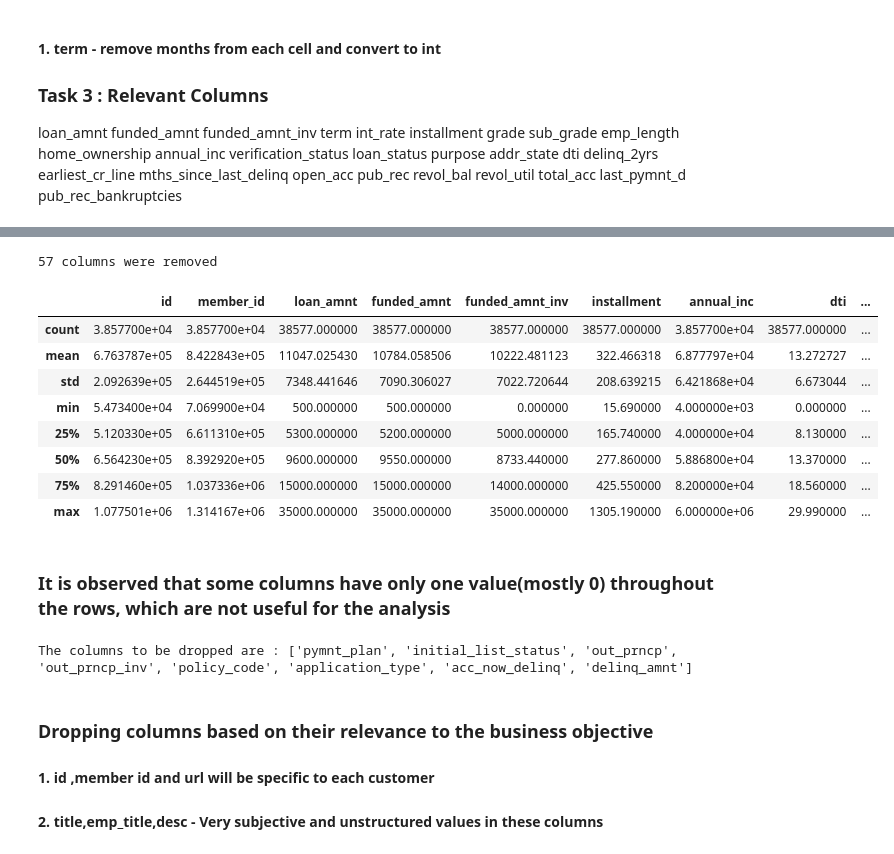
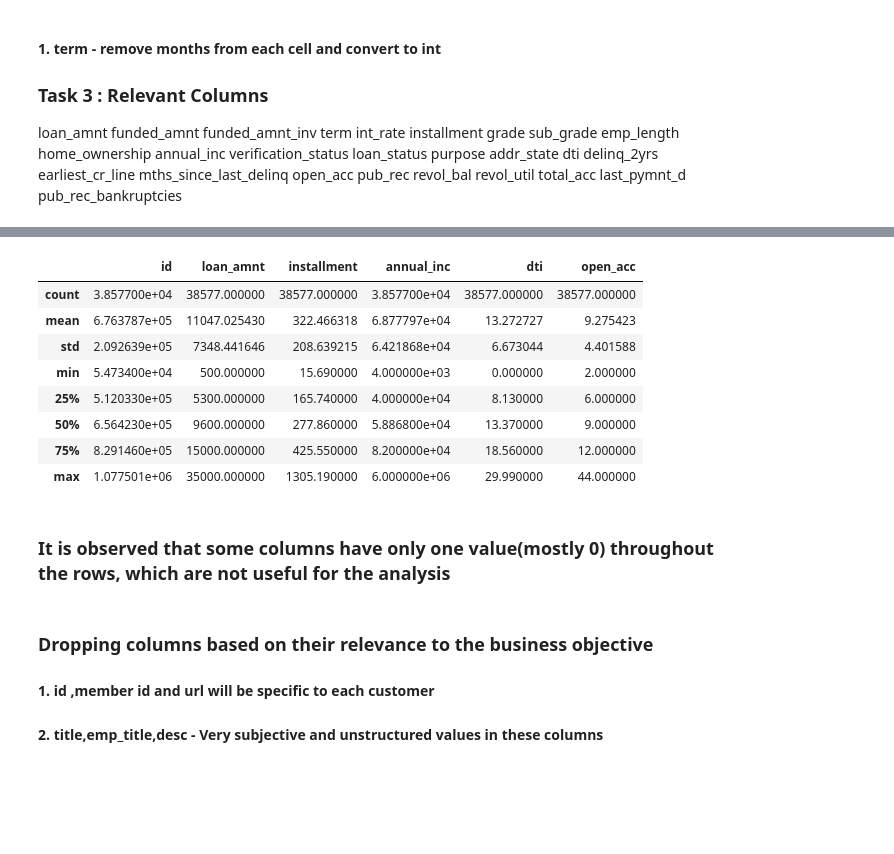
Before and after one commit to karthickchetti/LendingClubCaseStudy, a Jupyter notebook: Karthick_Chetti.ipynb, the cells around one changed output, grey strips where cells are left out. Drawn from its saved outputs; the diff is of its cells as text; code cells hidden in the pictures; blank space fills up the shorter version.

```diff
--- a/Karthick_Chetti.ipynb
+++ b/Karthick_Chetti.ipynb
@@ -65 +66,8 @@ lc_df=pd.read_csv("loan.csv")
+# %%
+# Key features
+# id,loan_amnt,term,int_rate,installment,grade,sub_grade,emp_length,annual_inc,verification_status,purpose,zip_code,add_state
+# Add other additional features if felt relevant in the future
+# Here id is conidered for aggregation purpose
+req_features=["id","loan_amnt","term","int_rate","installment","grade","sub_grade","home_ownership","emp_length","loan_status","annual_inc","verification_status","purpose","zip_code","addr_state","dti","open_acc"]
+lc_df = lc_df[req_features]
 # %%
@@ -101,0 +135,5 @@ memory usage: 33.6+ MB
+# %%
+# As the most recurring value is 10+years, adding 10+ years whereever the data is missing
+lc_df["emp_length"] = lc_df["emp_length"].fillna("10+ years")
+lc_df.info()
+lc_df["emp_length"].value_counts()
@@ -105,34 +173,30 @@ lc_df_nulldrop=lc_df.dropna(axis=1,thresh=int(0.5*len(lc_df)))
 # %%
 #Printing number of columns removed
-removed_columns=len(lc_df.columns)-len(lc_df_nulldrop.columns)
-print(f"{removed_columns} columns were removed")
+#removed_columns=len(lc_df.columns)-len(lc_df_nulldrop.columns)
+#print(f"{removed_columns} columns were removed")
-# %% [output]
-57 columns were removed
 # %%
 #Checking the statistics of the new dataframe
-lc_df_nulldrop.describe()
+lc_df.describe()
 # %% [output]
-|  | id | member_id | loan_amnt | funded_amnt | funded_amnt_inv | installment | annual_inc | dti | ... |
-| count | 3.857700e+04 | 3.857700e+04 | 38577.000000 | 38577.000000 | 38577.000000 | 38577.000000 | 3.857700e+04 | 38577.000000 | ... |
-| mean | 6.763787e+05 | 8.422843e+05 | 11047.025430 | 10784.058506 | 10222.481123 | 322.466318 | 6.877797e+04 | 13.272727 | ... |
-| std | 2.092639e+05 | 2.644519e+05 | 7348.441646 | 7090.306027 | 7022.720644 | 208.639215 | 6.421868e+04 | 6.673044 | ... |
-| min | 5.473400e+04 | 7.069900e+04 | 500.000000 | 500.000000 | 0.000000 | 15.690000 | 4.000000e+03 | 0.000000 | ... |
-| 25% | 5.120330e+05 | 6.611310e+05 | 5300.000000 | 5200.000000 | 5000.000000 | 165.740000 | 4.000000e+04 | 8.130000 | ... |
-| 50% | 6.564230e+05 | 8.392920e+05 | 9600.000000 | 9550.000000 | 8733.440000 | 277.860000 | 5.886800e+04 | 13.370000 | ... |
-| 75% | 8.291460e+05 | 1.037336e+06 | 15000.000000 | 15000.000000 | 14000.000000 | 425.550000 | 8.200000e+04 | 18.560000 | ... |
-| max | 1.077501e+06 | 1.314167e+06 | 35000.000000 | 35000.000000 | 35000.000000 | 1305.190000 | 6.000000e+06 | 29.990000 | ... |
+|  | id | loan_amnt | installment | annual_inc | dti | open_acc |
+| count | 3.857700e+04 | 38577.000000 | 38577.000000 | 3.857700e+04 | 38577.000000 | 38577.000000 |
+| mean | 6.763787e+05 | 11047.025430 | 322.466318 | 6.877797e+04 | 13.272727 | 9.275423 |
+| std | 2.092639e+05 | 7348.441646 | 208.639215 | 6.421868e+04 | 6.673044 | 4.401588 |
+| min | 5.473400e+04 | 500.000000 | 15.690000 | 4.000000e+03 | 0.000000 | 2.000000 |
+| 25% | 5.120330e+05 | 5300.000000 | 165.740000 | 4.000000e+04 | 8.130000 | 6.000000 |
+| 50% | 6.564230e+05 | 9600.000000 | 277.860000 | 5.886800e+04 | 13.370000 | 9.000000 |
+| 75% | 8.291460e+05 | 15000.000000 | 425.550000 | 8.200000e+04 | 18.560000 | 12.000000 |
+| max | 1.077501e+06 | 35000.000000 | 1305.190000 | 6.000000e+06 | 29.990000 | 44.000000 |
 # %% [markdown]
 ### It is observed that some columns have only one value(mostly 0) throughout the rows, which are not useful for the analysis
 # %%
 #Dropping such columns in the dataframe
-dropped_col=[]
-for col in lc_df_nulldrop.columns:
-    if len(lc_df_nulldrop[col].unique())==1:
-        dropped_col.append(col)
-print(f"The columns to be dropped are : {dropped_col}")
-lc_df_droppedcol=lc_df_nulldrop.drop(dropped_col,axis=1)
+# dropped_col=[]
+# for col in lc_df_nulldrop.columns:
+#     if len(lc_df_nulldrop[col].unique())==1:
+#         dropped_col.append(col)
+# print(f"The columns to be dropped are : {dropped_col}")
+# lc_df_droppedcol=lc_df_nulldrop.drop(dropped_col,axis=1)
-# %% [output]
-The columns to be dropped are : ['pymnt_plan', 'initial_list_status', 'out_prncp', 'out_prncp_inv', 'policy_code', 'application_type', 'acc_now_delinq', 'delinq_amnt']
 # %% [markdown]
 ### Dropping columns based on their relevance to the business objective
 #### 1. id ,member id and url will be specific to each customer
```
Also changed, not shown: parts of 26 cells of this notebook.
